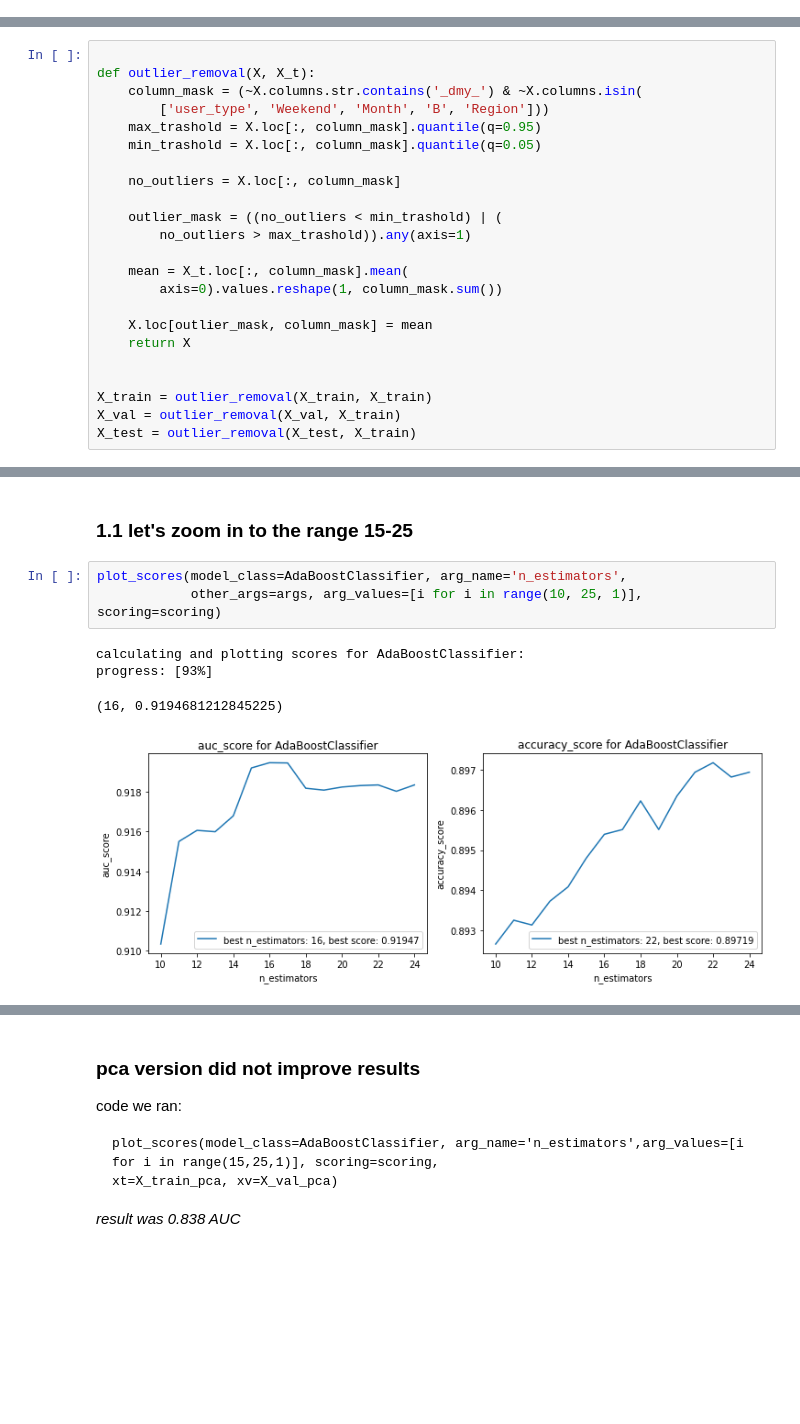
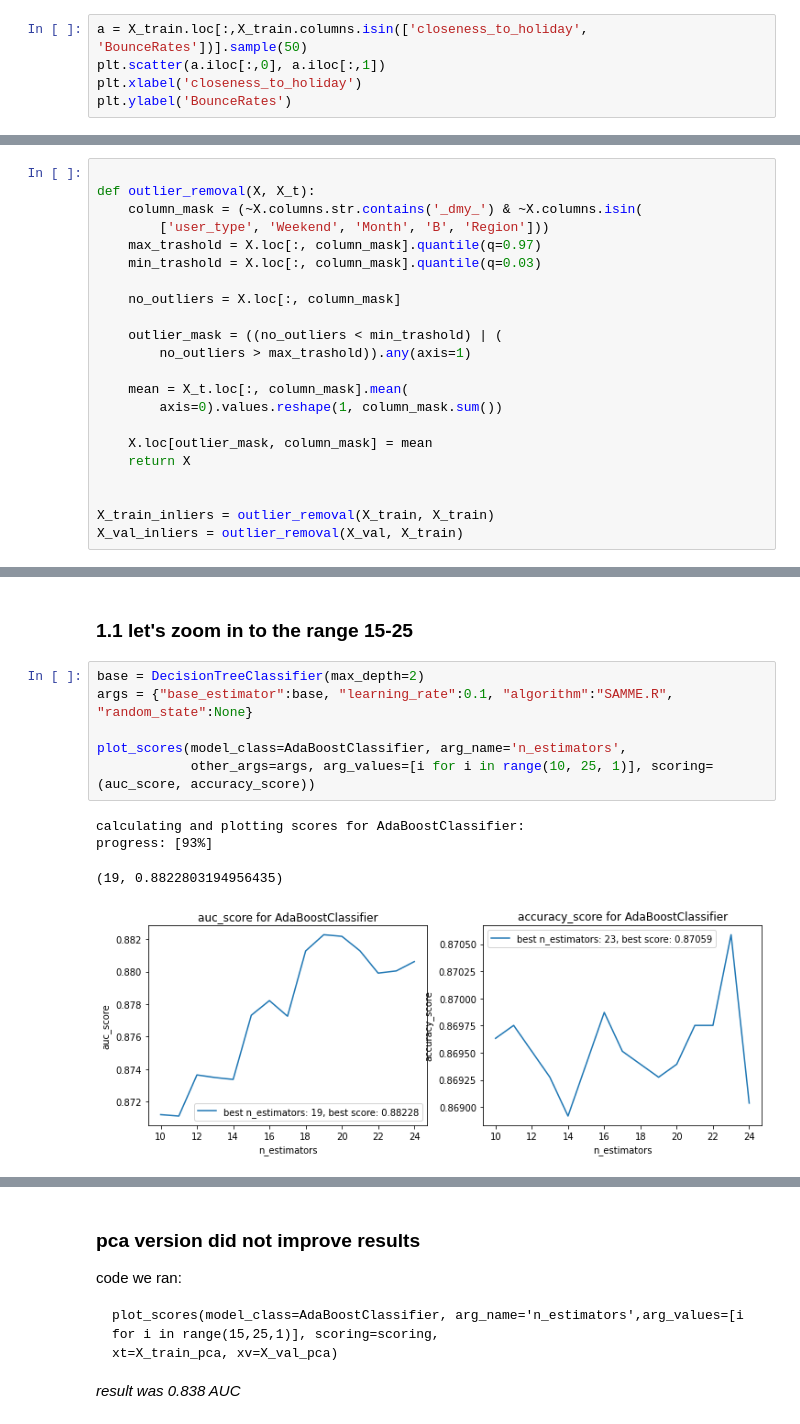
Before and after one commit to MrPupik/INTO_TO_ML, a Jupyter notebook: project/itay_nb.ipynb, the cells around one changed output, grey strips where cells are left out. Drawn from its saved outputs; the diff is of its cells as text; blank space fills up the shorter version.

```diff
--- a/project/itay_nb.ipynb
+++ b/project/itay_nb.ipynb
@@ -362,0 +375,5 @@ pass
+# %%
+a = X_train.loc[:,X_train.columns.isin(['closeness_to_holiday', 'BounceRates'])].sample(50)
+plt.scatter(a.iloc[:,0], a.iloc[:,1])
+plt.xlabel('closeness_to_holiday')
+plt.ylabel('BounceRates')
@@ -854,8 +822,8 @@ Name: A, dtype: int64
 def outlier_removal(X, X_t):
     column_mask = (~X.columns.str.contains('_dmy_') & ~X.columns.isin(
         ['user_type', 'Weekend', 'Month', 'B', 'Region']))
-    max_trashold = X.loc[:, column_mask].quantile(q=0.95)
-    min_trashold = X.loc[:, column_mask].quantile(q=0.05)
+    max_trashold = X.loc[:, column_mask].quantile(q=0.97)
+    min_trashold = X.loc[:, column_mask].quantile(q=0.03)
 
     no_outliers = X.loc[:, column_mask]
 
@@ -869,8 +837,7 @@ def outlier_removal(X, X_t):
     return X
 
 
-X_train = outlier_removal(X_train, X_train)
-X_val = outlier_removal(X_val, X_train)
-X_test = outlier_removal(X_test, X_train)
+X_train_inliers = outlier_removal(X_train, X_train)
+X_val_inliers = outlier_removal(X_val, X_train)
 # %%
 X_train.loc[:, ~X_train.columns.str.contains('_dmy_')].hist(figsize=(18,14))
@@ -1488,10 +1545,13 @@ plot_scores(model_class=AdaBoostClassifier, arg_name="n_estimators", arg_values=
 # %% [markdown]
 ### 1.1 let's zoom in to the range 15-25
 # %%
+base = DecisionTreeClassifier(max_depth=2)
+args = {"base_estimator":base, "learning_rate":0.1, "algorithm":"SAMME.R", "random_state":None}
+
 plot_scores(model_class=AdaBoostClassifier, arg_name='n_estimators',
-            other_args=args, arg_values=[i for i in range(10, 25, 1)], scoring=scoring)
+            other_args=args, arg_values=[i for i in range(10, 25, 1)], scoring=(auc_score, accuracy_score))
 # %% [output]
 calculating and plotting scores for AdaBoostClassifier:
 progress: [93%]
-(16, 0.9194681212845225)
+(19, 0.8822803194956435)
-[figure, old version]
+[figure, new version]
```
Also changed, not shown: parts of 99 cells of this notebook, 1 other file.
